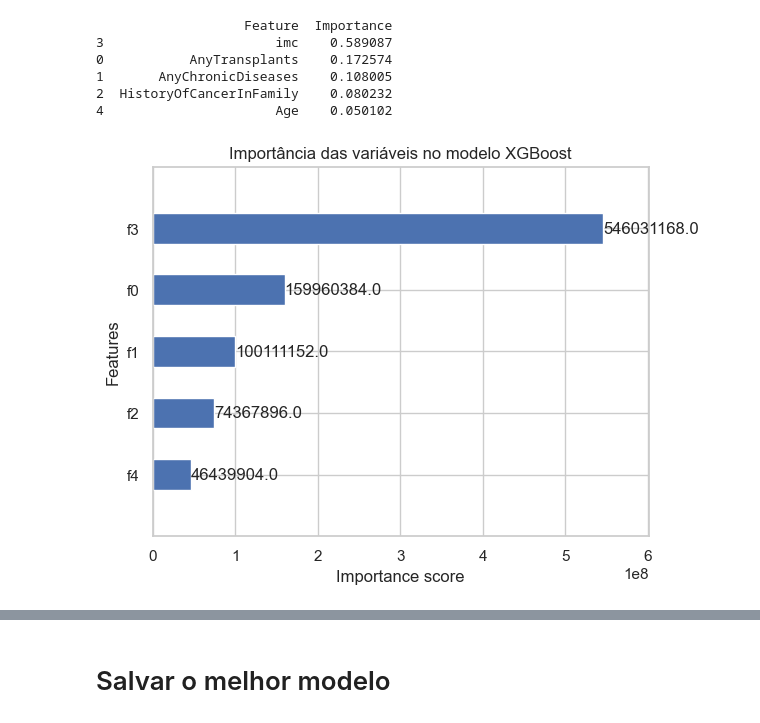
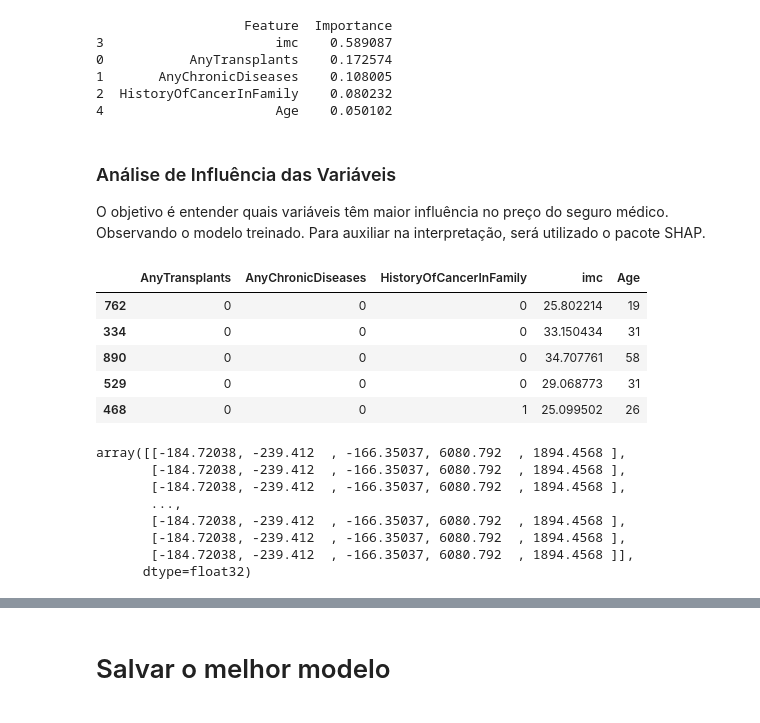
Before and after one commit to robsoncalixto/fiap-tech-challenge-01, a Jupyter notebook: Tech_Challenge_Modelagem.ipynb, the cells around one changed output, grey strips where cells are left out. Cells and saved outputs as stored; diff of their text form; code cells hidden in the pictures.

```diff
--- a/Tech_Challenge_Modelagem.ipynb
+++ b/Tech_Challenge_Modelagem.ipynb
@@ -650,13 +637,16 @@ else:
 1       AnyChronicDiseases    0.108005
 2  HistoryOfCancerInFamily    0.080232
 4                      Age    0.050102
-# %%
-from xgboost.plotting import plot_importance
-
-melhor_modelo = melhor_pipeline.named_steps['regressor']
-
-plot_importance(melhor_modelo, importance_type='gain', max_num_features=10, height=0.5)
-plt.title("Importância das variáveis no modelo XGBoost")
-plt.show()
-# %% [output]
-[figure, removed]
+# %% [markdown]
+### Análise de Influência das Variáveis
+
+O objetivo é entender quais variáveis têm maior influência no preço do seguro médico. Observando o modelo treinado. Para auxiliar na interpretação, será utilizado o pacote SHAP.
+# %%
+X_train.head()
+# %% [output]
+|  | AnyTransplants | AnyChronicDiseases | HistoryOfCancerInFamily | imc | Age |
+| 762 | 0 | 0 | 0 | 25.802214 | 19 |
+| 334 | 0 | 0 | 0 | 33.150434 | 31 |
+| 890 | 0 | 0 | 0 | 34.707761 | 58 |
+| 529 | 0 | 0 | 0 | 29.068773 | 31 |
+| 468 | 0 | 0 | 1 | 25.099502 | 26 |
@@ -662,0 +657,11 @@ plt.show()
+# %%
+shap_values
+# %% [output]
+array([[-184.72038, -239.412  , -166.35037, 6080.792  , 1894.4568 ],
+       [-184.72038, -239.412  , -166.35037, 6080.792  , 1894.4568 ],
+       [-184.72038, -239.412  , -166.35037, 6080.792  , 1894.4568 ],
+       ...,
+       [-184.72038, -239.412  , -166.35037, 6080.792  , 1894.4568 ],
+       [-184.72038, -239.412  , -166.35037, 6080.792  , 1894.4568 ],
+       [-184.72038, -239.412  , -166.35037, 6080.792  , 1894.4568 ]],
+      dtype=float32)
```
Also changed, not shown: parts of 10 cells of this notebook, 1 other file.
